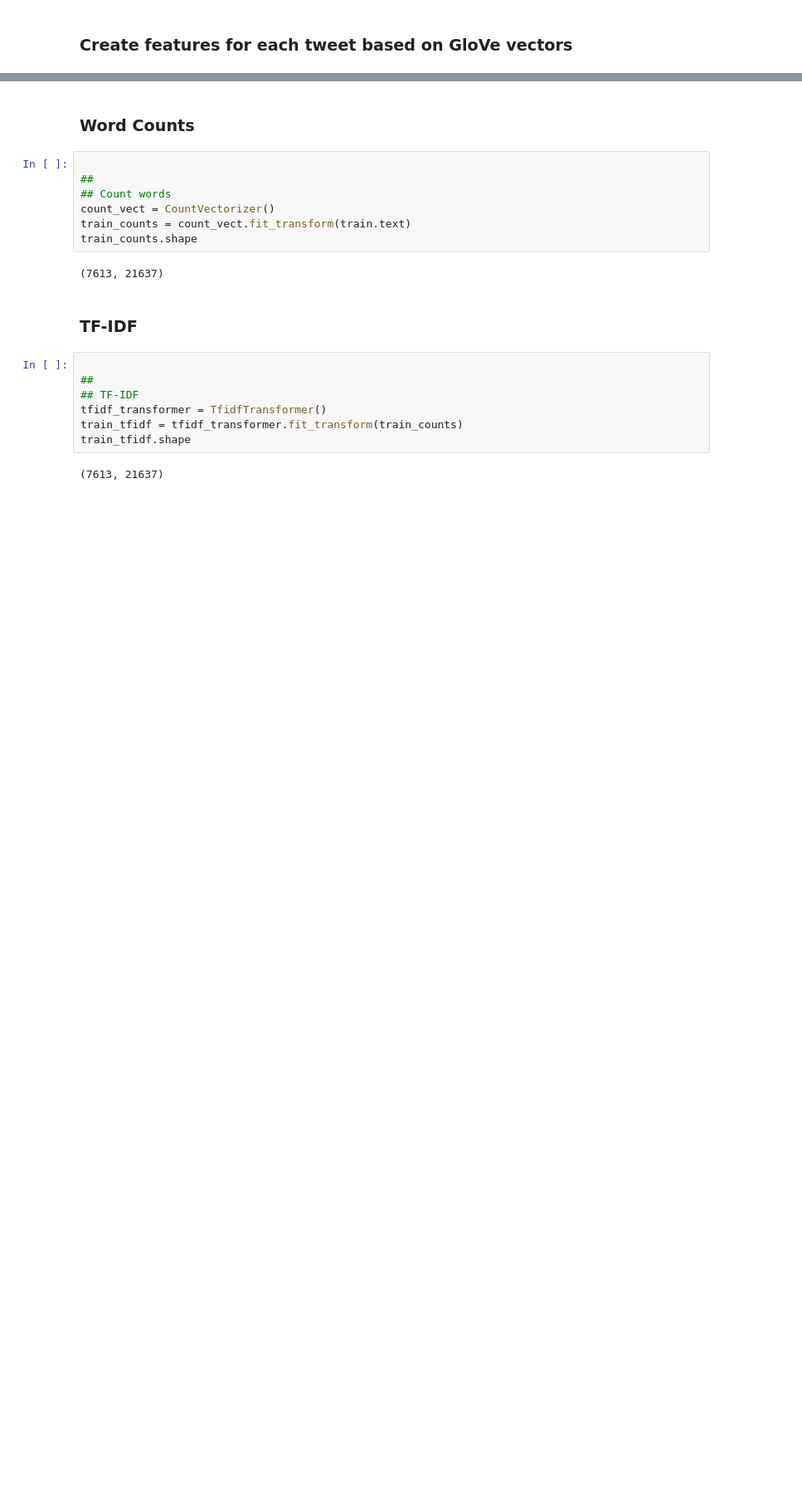
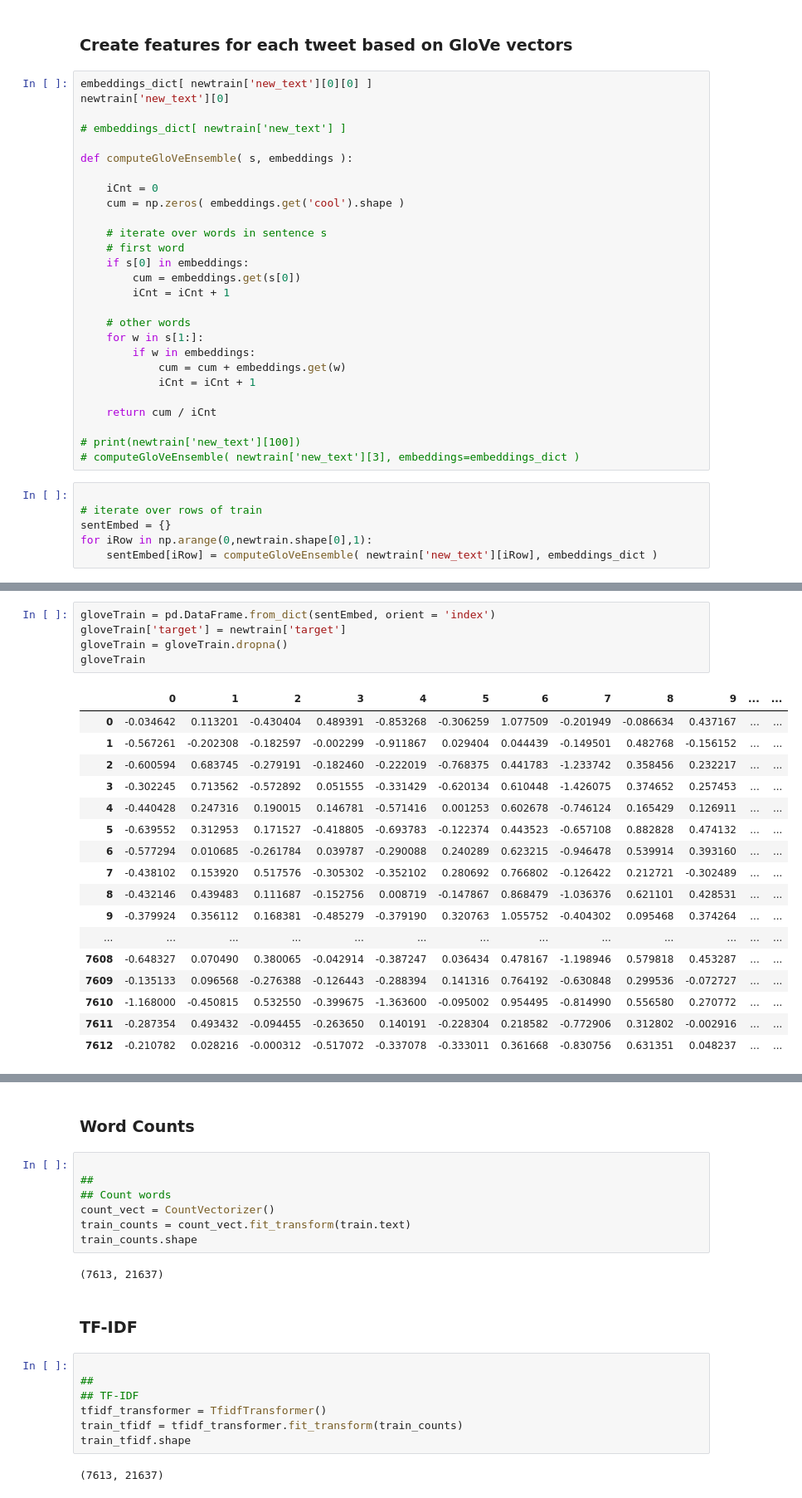
Before and after one commit to joaquimlyrio/twitter-disaster, a Jupyter notebook: src/Twitter Disasters - v1.ipynb, the cells around one changed output, grey strips where cells are left out. Shown: that part at 83% size. Drawn from its saved outputs; the diff is of its cells as text; blank space fills up the shorter version.

Commit message:
Including computation of sentence embedding based of GloVe

```diff
--- a/src/Twitter Disasters - v1.ipynb
+++ b/src/Twitter Disasters - v1.ipynb
@@ -150,2 +150,35 @@ array([-1.41149998,  0.95050001, -0.82784998, -2.13610005,  0.56384999,
 # %% [markdown]
 ### Create features for each tweet based on GloVe vectors
+# %%
+embeddings_dict[ newtrain['new_text'][0][0] ]
+newtrain['new_text'][0]
+
+# embeddings_dict[ newtrain['new_text'] ]
+
+def computeGloVeEnsemble( s, embeddings ):
+
+    iCnt = 0
+    cum = np.zeros( embeddings.get('cool').shape )
+
+    # iterate over words in sentence s
+    # first word
+    if s[0] in embeddings:
+        cum = embeddings.get(s[0])
+        iCnt = iCnt + 1
+
+    # other words
+    for w in s[1:]:
+        if w in embeddings:
+            cum = cum + embeddings.get(w)
+            iCnt = iCnt + 1
+
+    return cum / iCnt
+
+# print(newtrain['new_text'][100])
+# computeGloVeEnsemble( newtrain['new_text'][3], embeddings=embeddings_dict )
+# %%
+
+# iterate over rows of train
+sentEmbed = {}
+for iRow in np.arange(0,newtrain.shape[0],1):
+    sentEmbed[iRow] = computeGloVeEnsemble( newtrain['new_text'][iRow], embeddings_dict )
@@ -151,0 +220,23 @@ array([-1.41149998,  0.95050001, -0.82784998, -2.13610005,  0.56384999,
+# %%
+gloveTrain = pd.DataFrame.from_dict(sentEmbed, orient = 'index')
+gloveTrain['target'] = newtrain['target']
+gloveTrain = gloveTrain.dropna()
+gloveTrain
+# %% [output]
+|  | 0 | 1 | 2 | 3 | 4 | 5 | 6 | 7 | 8 | 9 | ... | ... |
+| 0 | -0.034642 | 0.113201 | -0.430404 | 0.489391 | -0.853268 | -0.306259 | 1.077509 | -0.201949 | -0.086634 | 0.437167 | ... | ... |
+| 1 | -0.567261 | -0.202308 | -0.182597 | -0.002299 | -0.911867 | 0.029404 | 0.044439 | -0.149501 | 0.482768 | -0.156152 | ... | ... |
+| 2 | -0.600594 | 0.683745 | -0.279191 | -0.182460 | -0.222019 | -0.768375 | 0.441783 | -1.233742 | 0.358456 | 0.232217 | ... | ... |
+| 3 | -0.302245 | 0.713562 | -0.572892 | 0.051555 | -0.331429 | -0.620134 | 0.610448 | -1.426075 | 0.374652 | 0.257453 | ... | ... |
+| 4 | -0.440428 | 0.247316 | 0.190015 | 0.146781 | -0.571416 | 0.001253 | 0.602678 | -0.746124 | 0.165429 | 0.126911 | ... | ... |
+| 5 | -0.639552 | 0.312953 | 0.171527 | -0.418805 | -0.693783 | -0.122374 | 0.443523 | -0.657108 | 0.882828 | 0.474132 | ... | ... |
+| 6 | -0.577294 | 0.010685 | -0.261784 | 0.039787 | -0.290088 | 0.240289 | 0.623215 | -0.946478 | 0.539914 | 0.393160 | ... | ... |
+| 7 | -0.438102 | 0.153920 | 0.517576 | -0.305302 | -0.352102 | 0.280692 | 0.766802 | -0.126422 | 0.212721 | -0.302489 | ... | ... |
+| 8 | -0.432146 | 0.439483 | 0.111687 | -0.152756 | 0.008719 | -0.147867 | 0.868479 | -1.036376 | 0.621101 | 0.428531 | ... | ... |
+| 9 | -0.379924 | 0.356112 | 0.168381 | -0.485279 | -0.379190 | 0.320763 | 1.055752 | -0.404302 | 0.095468 | 0.374264 | ... | ... |
+| ... | ... | ... | ... | ... | ... | ... | ... | ... | ... | ... | ... | ... |
+| 7608 | -0.648327 | 0.070490 | 0.380065 | -0.042914 | -0.387247 | 0.036434 | 0.478167 | -1.198946 | 0.579818 | 0.453287 | ... | ... |
+| 7609 | -0.135133 | 0.096568 | -0.276388 | -0.126443 | -0.288394 | 0.141316 | 0.764192 | -0.630848 | 0.299536 | -0.072727 | ... | ... |
+| 7610 | -1.168000 | -0.450815 | 0.532550 | -0.399675 | -1.363600 | -0.095002 | 0.954495 | -0.814990 | 0.556580 | 0.270772 | ... | ... |
+| 7611 | -0.287354 | 0.493432 | -0.094455 | -0.263650 | 0.140191 | -0.228304 | 0.218582 | -0.772906 | 0.312802 | -0.002916 | ... | ... |
+| 7612 | -0.210782 | 0.028216 | -0.000312 | -0.517072 | -0.337078 | -0.333011 | 0.361668 | -0.830756 | 0.631351 | 0.048237 | ... | ... |
```
Also changed, not shown: parts of 3 cells of this notebook.
